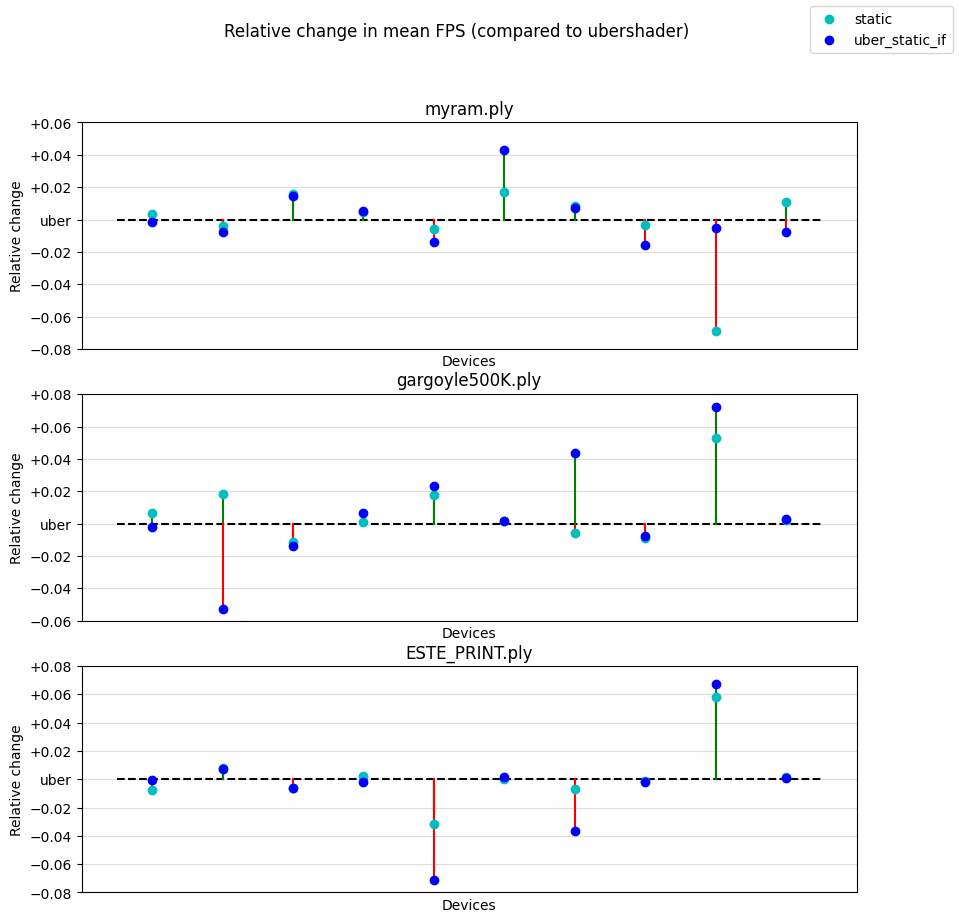
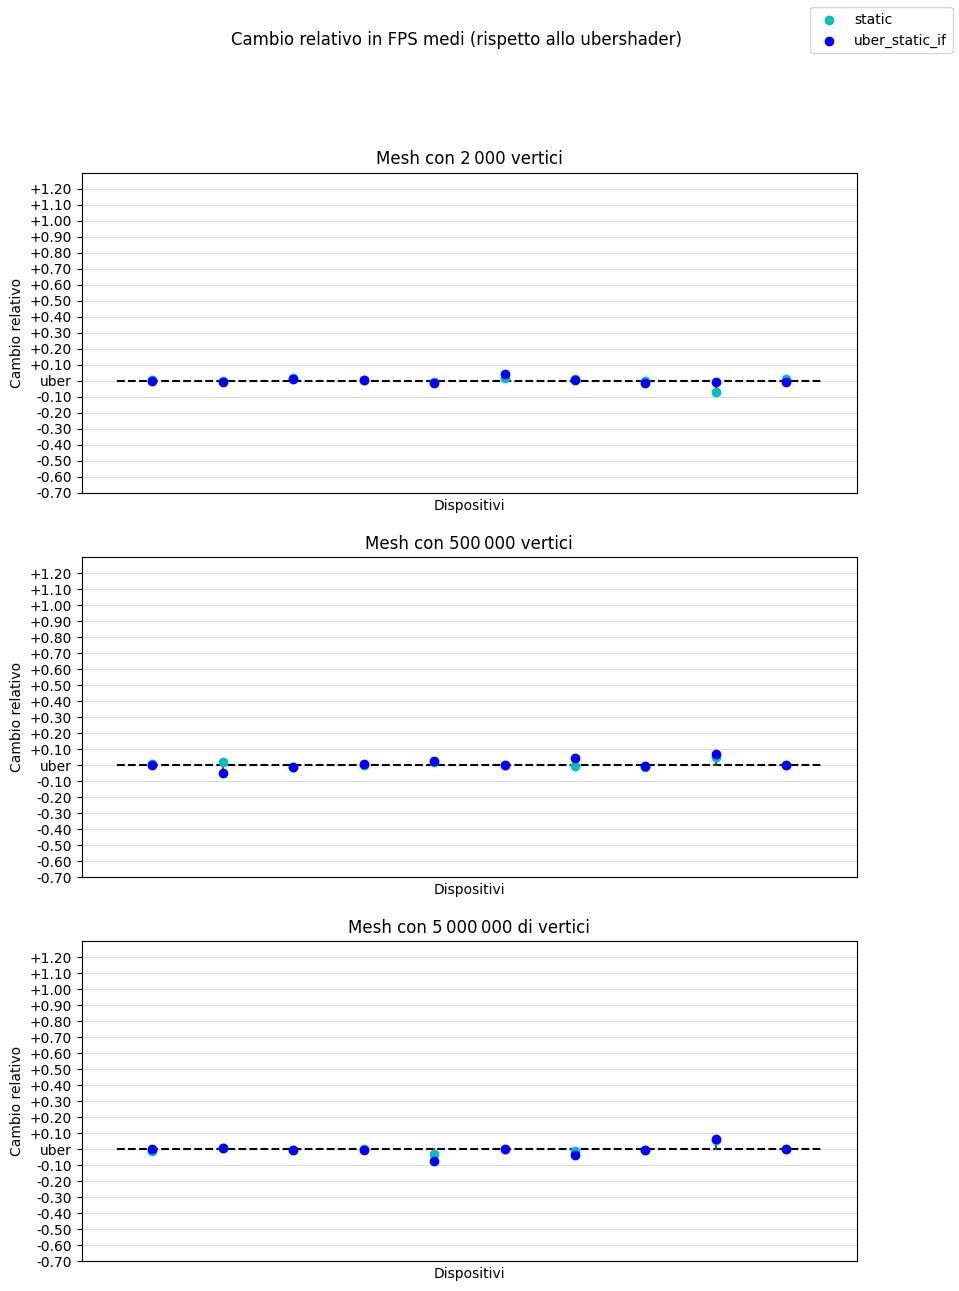
The change to this notebook cell's code, shown as a diff; its figure went from the first image to the second:
--- before
+++ after
@@ -17,5 +17,5 @@
     last_call: tuple[Callable,list,dict] = (plt.show, [], {})
 ):
-    fig: plt.Figure = plt.figure(figsize=(10,10))
+    fig: plt.Figure = plt.figure(figsize=(10,14.14))
     axs: list[plt.Axes] = []
     arts = []
@@ -44,14 +44,19 @@
             axs[i].plot([curr_x, curr_x], [0, p_s], color=("green" if p_s >= 0 else "red"), zorder=2)
             axs[i].plot([curr_x, curr_x], [0, p_usi], color=("green" if p_usi >= 0 else "red"), zorder=2)
-            axs[i].set_title(mesh)
+        axs[i].set_title(["Mesh con 2\u202f000 vertici", "Mesh con 500\u202f000 vertici", "Mesh con 5\u202f000\u202f000 di vertici"][i])
         axs[i].set_xticks([])
-        axs[i].set_xlabel("Devices")
-        axs[i].set_ylabel("Relative change")
-        axs[i].set_yticks(axs[i].get_yticks(), [("+" + x if x[0] != "\u2212" and float_conv(x) != 0 else ("uber" if float_conv(x) == 0 else x)) for x in (y.get_text() for y in axs[i].get_yticklabels())])
+        axs[i].set_xlabel("Dispositivi")
+        axs[i].set_ylabel("Cambio relativo")
+        tcks = [x for x in np.arange(-0.7, 0, 0.1)]
+        tcks.extend([x for x in np.arange(0, 1.3, 0.1)])
+        print(tcks)
+        axs[i].set_yticks(tcks, [("+" + f'{x:.2f}' if x>0 else ("uber" if x == 0 else f'{x:.2f}')) for x in tcks])
         axs[i].grid(True, color="#dddddd", zorder=1)
+        axs[i].set_ylim(-0.7,1.3)
     fig.legend(arts, ["static", "uber_static_if"])
-    fig.suptitle("Relative change in mean FPS (compared to ubershader)")
+    fig.suptitle("Cambio relativo in FPS medi (rispetto allo ubershader)")
     (fn, args, kwargs) = last_call
     fn(*args, **kwargs)
 
-dumbbell(dat, dat["Device"].unique(), ["myram.ply", "gargoyle500K.ply", "ESTE_PRINT.ply"])
+#dumbbell(dat, dat["Device"].unique(), ["myram.ply", "gargoyle500K.ply", "ESTE_PRINT.ply"])
+dumbbell(dat, dat["Device"].unique(), ["myram.ply", "gargoyle500K.ply", "ESTE_PRINT.ply"], last_call=(plt.savefig,["C:/Users/Fagio_clean/Documents/tesi/imgs/fixed_shading_coloring.eps"],{}))

Commit: Migliorato grafico